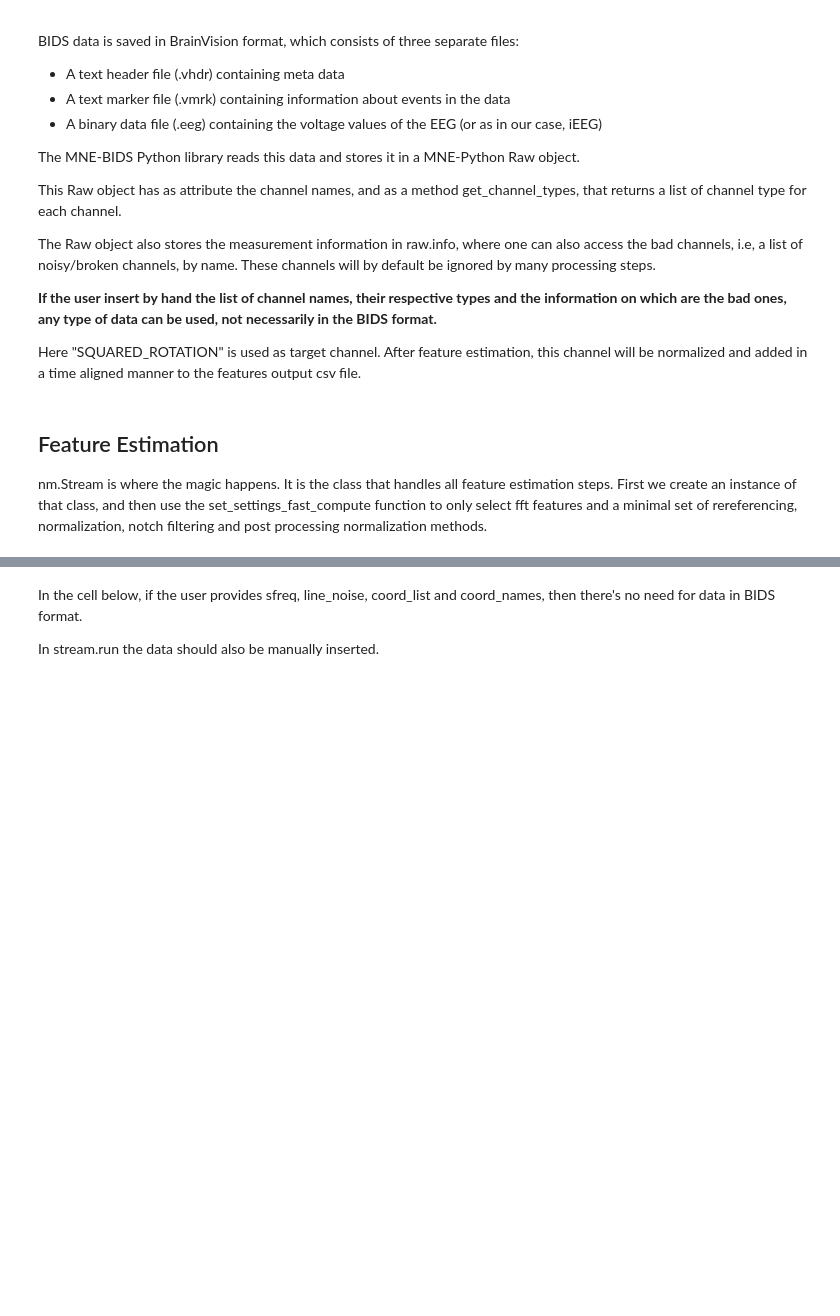
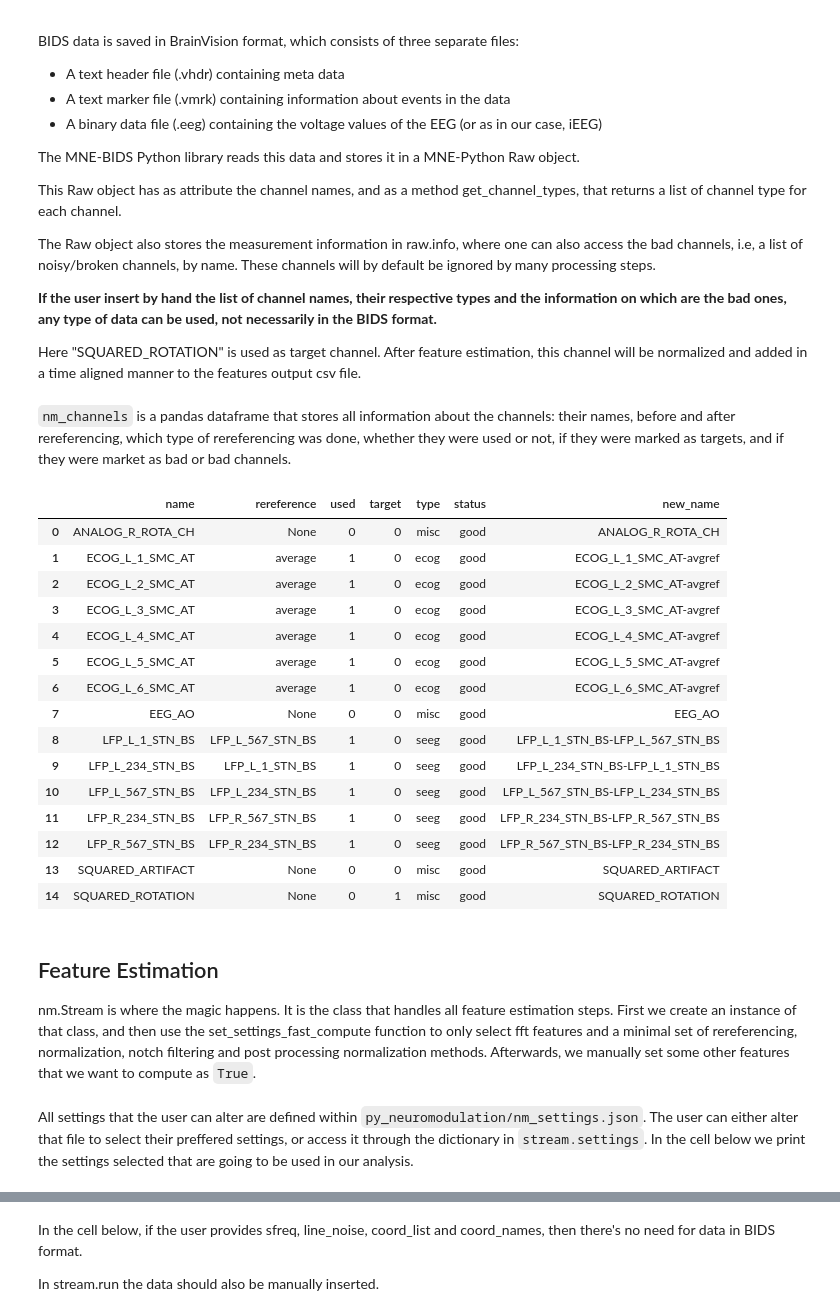
Before and after one commit to neuromodulation/py_neuromodulation, a Jupyter notebook: examples/example_BIDS.ipynb, the cells around one changed output, grey strips where cells are left out. Saved outputs shown, nothing was run; the diff lists cells and outputs as text; code cells hidden in the pictures; blank space fills up the shorter version.

````diff
--- a/examples/example_BIDS.ipynb
+++ b/examples/example_BIDS.ipynb
@@ -104,7 +104,28 @@ nm_channels = nm_define_nmchannels.set_channels(
     used_types=("ecog", "dbs", "seeg"),
     target_keywords=("SQUARED_ROTATION",),
 )
+# %% [markdown]
+```nm_channels``` is a pandas dataframe that stores all information about the channels: their names, before and after rereferencing, which type of rereferencing was done, whether they were used or not, if they were marked as targets, and if they were market as bad or bad channels.
+# %%
+nm_channels
+# %% [output]
+|  | name | rereference | used | target | type | status | new_name |
+| 0 | ANALOG_R_ROTA_CH | None | 0 | 0 | misc | good | ANALOG_R_ROTA_CH |
+| 1 | ECOG_L_1_SMC_AT | average | 1 | 0 | ecog | good | ECOG_L_1_SMC_AT-avgref |
+| 2 | ECOG_L_2_SMC_AT | average | 1 | 0 | ecog | good | ECOG_L_2_SMC_AT-avgref |
+| 3 | ECOG_L_3_SMC_AT | average | 1 | 0 | ecog | good | ECOG_L_3_SMC_AT-avgref |
+| 4 | ECOG_L_4_SMC_AT | average | 1 | 0 | ecog | good | ECOG_L_4_SMC_AT-avgref |
+| 5 | ECOG_L_5_SMC_AT | average | 1 | 0 | ecog | good | ECOG_L_5_SMC_AT-avgref |
+| 6 | ECOG_L_6_SMC_AT | average | 1 | 0 | ecog | good | ECOG_L_6_SMC_AT-avgref |
+| 7 | EEG_AO | None | 0 | 0 | misc | good | EEG_AO |
+| 8 | LFP_L_1_STN_BS | LFP_L_567_STN_BS | 1 | 0 | seeg | good | LFP_L_1_STN_BS-LFP_L_567_STN_BS |
+| 9 | LFP_L_234_STN_BS | LFP_L_1_STN_BS | 1 | 0 | seeg | good | LFP_L_234_STN_BS-LFP_L_1_STN_BS |
+| 10 | LFP_L_567_STN_BS | LFP_L_234_STN_BS | 1 | 0 | seeg | good | LFP_L_567_STN_BS-LFP_L_234_STN_BS |
+| 11 | LFP_R_234_STN_BS | LFP_R_567_STN_BS | 1 | 0 | seeg | good | LFP_R_234_STN_BS-LFP_R_567_STN_BS |
+| 12 | LFP_R_567_STN_BS | LFP_R_234_STN_BS | 1 | 0 | seeg | good | LFP_R_567_STN_BS-LFP_R_234_STN_BS |
+| 13 | SQUARED_ARTIFACT | None | 0 | 0 | misc | good | SQUARED_ARTIFACT |
+| 14 | SQUARED_ROTATION | None | 0 | 1 | misc | good | SQUARED_ROTATION |
 # %% [markdown]
 ## Feature Estimation
 
-nm.Stream is where the magic happens. It is the class that handles all feature estimation steps. First we create an instance of that class, and then use the set_settings_fast_compute function to only select fft features and a minimal set of rereferencing, normalization, notch filtering and post processing normalization methods.
+nm.Stream is where the magic happens. It is the class that handles all feature estimation steps. First we create an instance of that class, and then use the set_settings_fast_compute function to only select fft features and a minimal set of rereferencing, normalization, notch filtering and post processing normalization methods. Afterwards, we manually set some other features that we want to compute as `True`.
@@ -122,0 +163,3 @@ stream.settings["postprocessing"]["project_subcortex"] = True
+# %% [markdown]
+All settings that the user can alter are defined within `py_neuromodulation/nm_settings.json`. The user can either alter that file to select their preffered settings, or access it through the dictionary in `stream.settings`.
+In the cell below we print the settings selected that are going to be used in our analysis.
````
Also changed, not shown: parts of 12 cells of this notebook.
